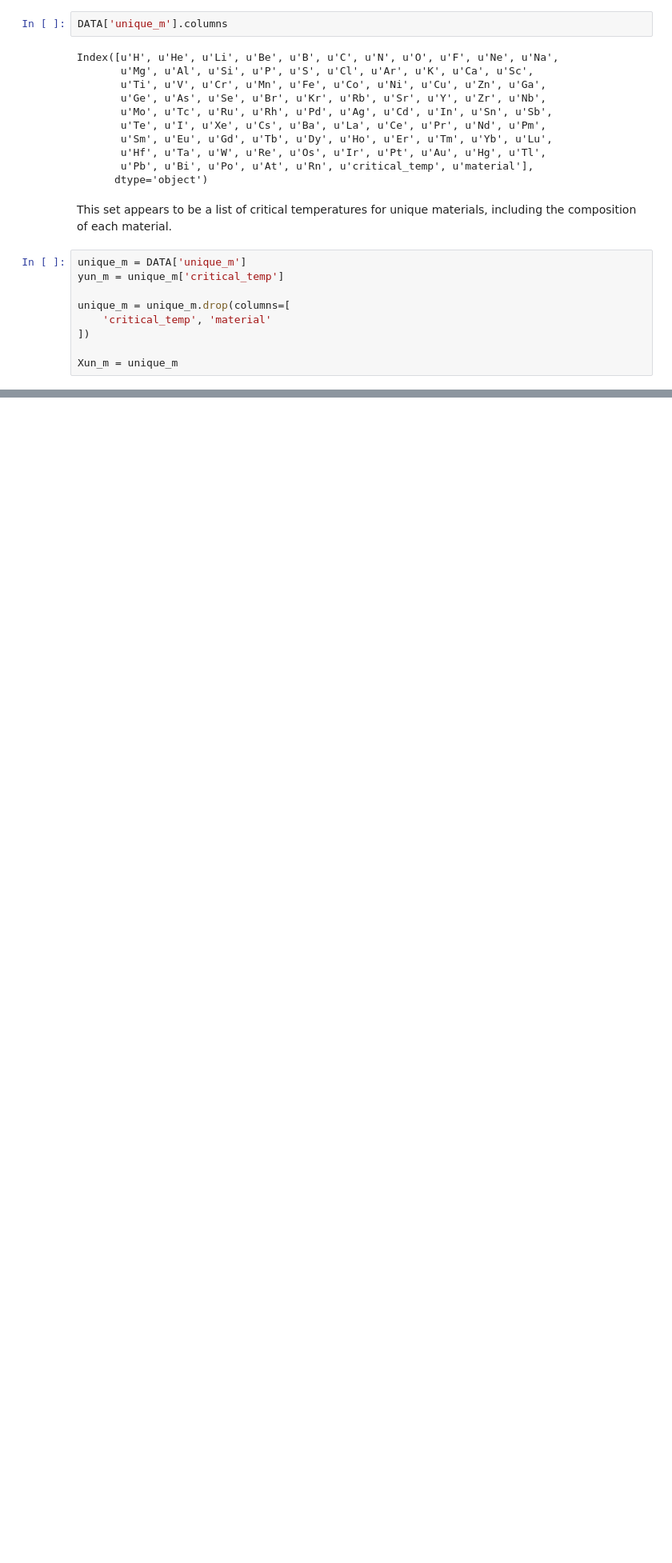
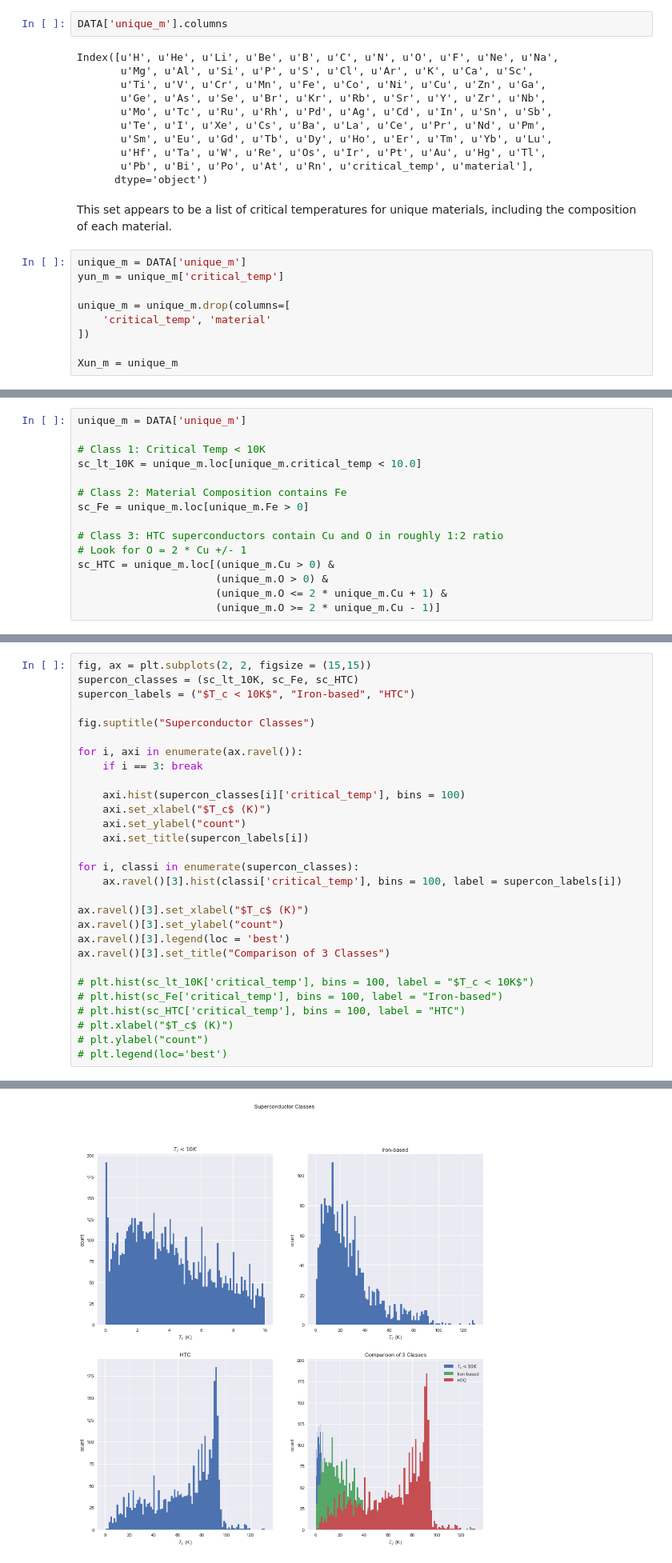
Before and after one commit to OSUScientificComputing464/final-project-colbertz2, a Jupyter notebook: python/visualize.ipynb, the cells around one changed output, grey strips where cells are left out. Shown: that part at 80% size. Saved outputs shown, nothing was run; the diff lists cells and outputs as text; blank space fills up the shorter version.

```diff
--- a/python/visualize.ipynb
+++ b/python/visualize.ipynb
@@ -156,0 +168,15 @@ for i, axi in enumerate(unm_ax.ravel()):
+# %%
+unique_m = DATA['unique_m']
+
+# Class 1: Critical Temp < 10K
+sc_lt_10K = unique_m.loc[unique_m.critical_temp < 10.0]
+
+# Class 2: Material Composition contains Fe
+sc_Fe = unique_m.loc[unique_m.Fe > 0]
+
+# Class 3: HTC superconductors contain Cu and O in roughly 1:2 ratio
+# Look for O = 2 * Cu +/- 1
+sc_HTC = unique_m.loc[(unique_m.Cu > 0) &
+                      (unique_m.O > 0) &
+                      (unique_m.O <= 2 * unique_m.Cu + 1) &
+                      (unique_m.O >= 2 * unique_m.Cu - 1)]
@@ -156,0 +185,30 @@ for i, axi in enumerate(unm_ax.ravel()):
+# %%
+fig, ax = plt.subplots(2, 2, figsize = (15,15))
+supercon_classes = (sc_lt_10K, sc_Fe, sc_HTC)
+supercon_labels = ("$T_c < 10K$", "Iron-based", "HTC")
+
+fig.suptitle("Superconductor Classes")
+
+for i, axi in enumerate(ax.ravel()):
+    if i == 3: break
+
+    axi.hist(supercon_classes[i]['critical_temp'], bins = 100)
+    axi.set_xlabel("$T_c$ (K)")
+    axi.set_ylabel("count")
+    axi.set_title(supercon_labels[i])
+
+for i, classi in enumerate(supercon_classes):
+    ax.ravel()[3].hist(classi['critical_temp'], bins = 100, label = supercon_labels[i])
+
+ax.ravel()[3].set_xlabel("$T_c$ (K)")
+ax.ravel()[3].set_ylabel("count")
+ax.ravel()[3].legend(loc = 'best')
+ax.ravel()[3].set_title("Comparison of 3 Classes")
+
+# plt.hist(sc_lt_10K['critical_temp'], bins = 100, label = "$T_c < 10K$")
+# plt.hist(sc_Fe['critical_temp'], bins = 100, label = "Iron-based")
+# plt.hist(sc_HTC['critical_temp'], bins = 100, label = "HTC")
+# plt.xlabel("$T_c$ (K)")
+# plt.ylabel("count")
+# plt.legend(loc='best')
+# %% [output]
@@ -156,0 +216 @@ for i, axi in enumerate(unm_ax.ravel()):
+[figure, added]
```
Also changed, not shown: parts of 8 cells of this notebook.
